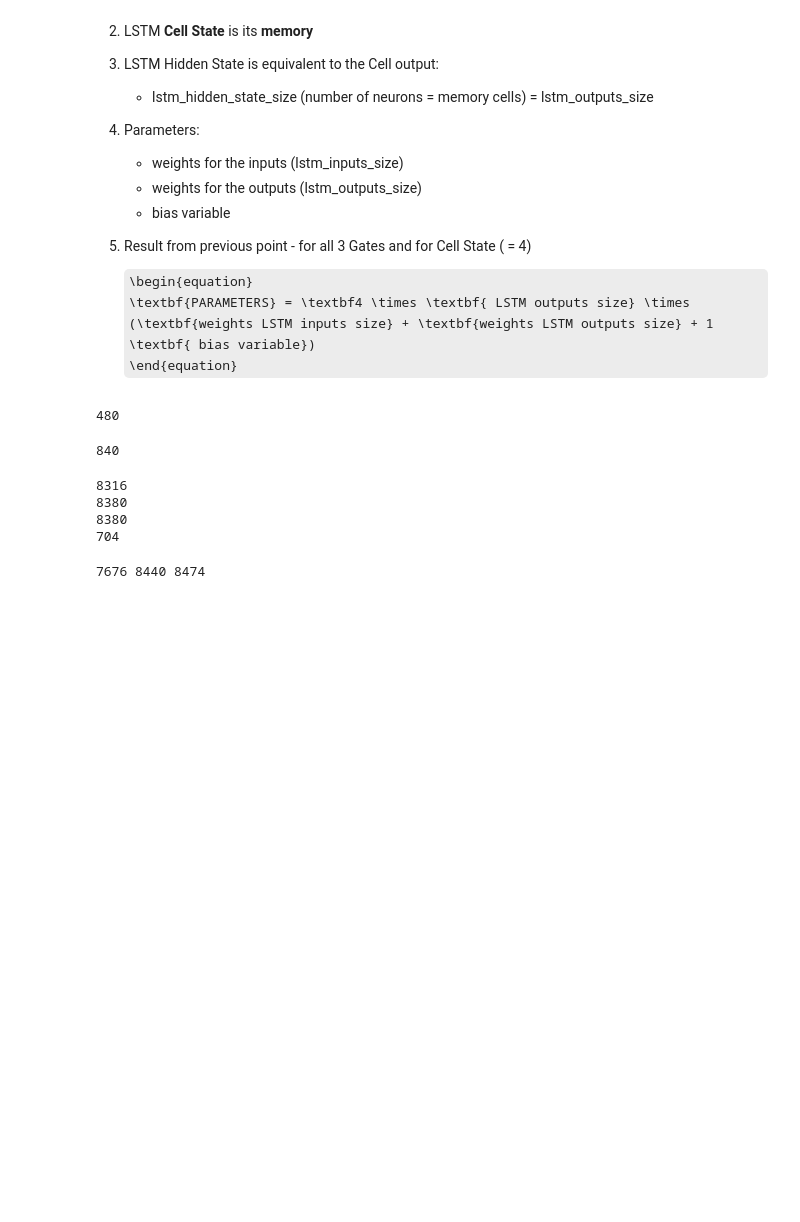
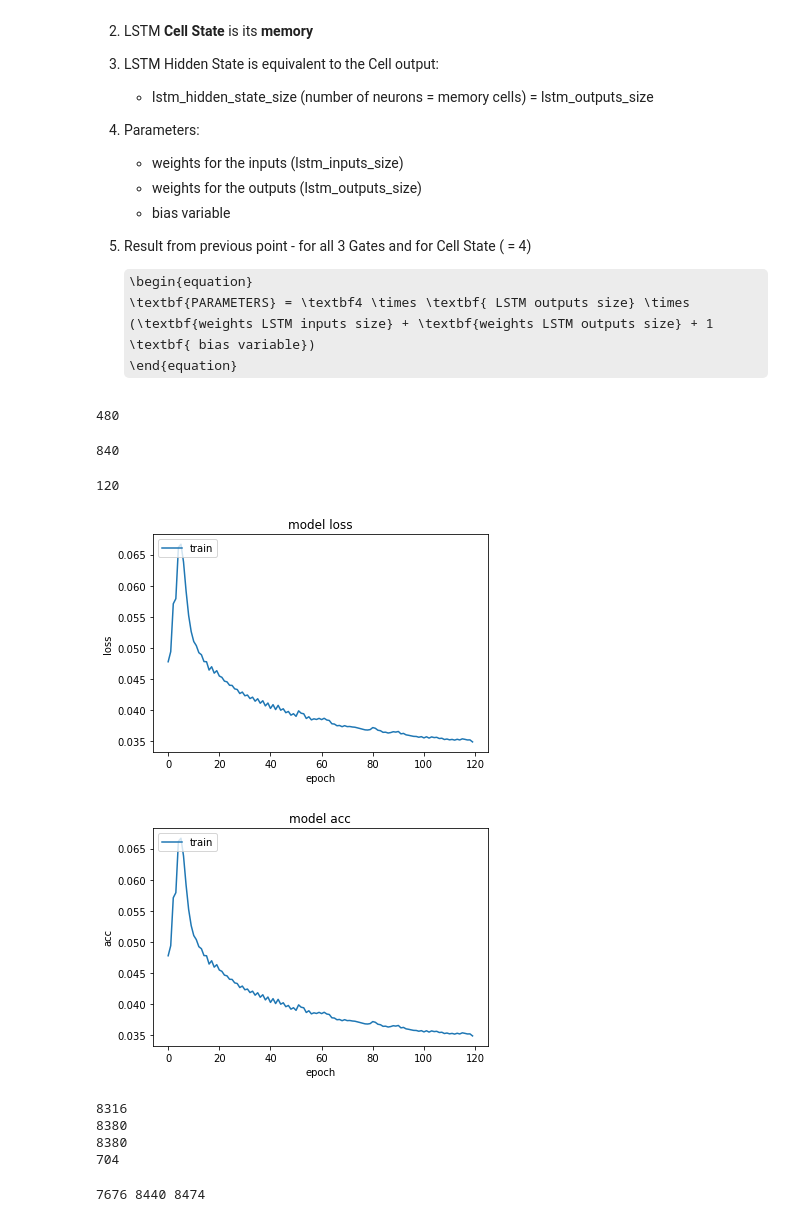
Before and after one commit to anirbankonar123/TimeSeriesAnalysis, a Jupyter notebook: TimeSeries_LSTM_OilPrice.ipynb, the cells around one changed output. Cells and saved outputs as stored; diff of their text form; code cells hidden in the pictures; some formulas as TeX source; blank space fills up the shorter version.

```diff
--- a/TimeSeries_LSTM_OilPrice.ipynb
+++ b/TimeSeries_LSTM_OilPrice.ipynb
@@ -197,6 +197,6 @@ regressor_mae = tf.keras.Model(inputs=inputs_1_mae, outputs = output_1_mae)
 
 #adam is fast starting off and then gets slower and more precise
 #mae -> mean absolute error loss function
-regressor_mae.compile(optimizer='adam', loss = 'mae')
+regressor_mae.compile(optimizer='adam', loss = 'mae', metrics='mae')
 regressor_mae.summary()
 # %% [output]
@@ -268,17 +268,47 @@ print(parameters)
 840
 # %%
 #Statefull
-
+historySum=[]
 for i in range(epochs):
     #print("Epoch: " + str(i))
     #run through all data but the cell, hidden state are used for the next batch.
-    regressor_mae.fit(X_train, y_train, shuffle=False, epochs = 1, batch_size = batch_size, verbose=0)
+    history=regressor_mae.fit(X_train, y_train, shuffle=False, epochs = 1, batch_size = batch_size, verbose=0)
     #resets only the states but the weights, cell and hidden are kept.
     regressor_mae.reset_states()
+    historySum.append(history)
 
 #Stateless
 #between the batches the cell and hidden states are lost.
 #regressor_mae.fit(X_train, y_train, shuffle=False, epochs = epochs, batch_size = batch_size,verbose=0)
+# %%
+len(historySum)
+# %% [output]
+120
+# %%
+loss = []
+mae = []
+for i in range(len(historySum)):
+    loss.append(historySum[i].history['loss'])
+    mae.append(historySum[i].history['mae'])
+# %%
+plt.plot(loss)
+#plt.plot(history.history['val_loss'], color=  'red')
+plt.title('model loss')
+plt.ylabel('loss')
+plt.xlabel('epoch')
+plt.legend(['train'], loc='upper left')
+plt.show()
+
+plt.plot(mae)
+#plt.plot(history.history['val_mae'], color=  'red')
+plt.title('model acc')
+plt.ylabel('acc')
+plt.xlabel('epoch')
+plt.legend(['train'], loc='upper left')
+plt.show()
+# %% [output]
+[figure, added]
+[figure, added]
 # %%
 #save model
 regressor_mae.save(filepath="my_model_with_mae_30_ts.h5")
```
Also changed, not shown: parts of 4 cells of this notebook.
